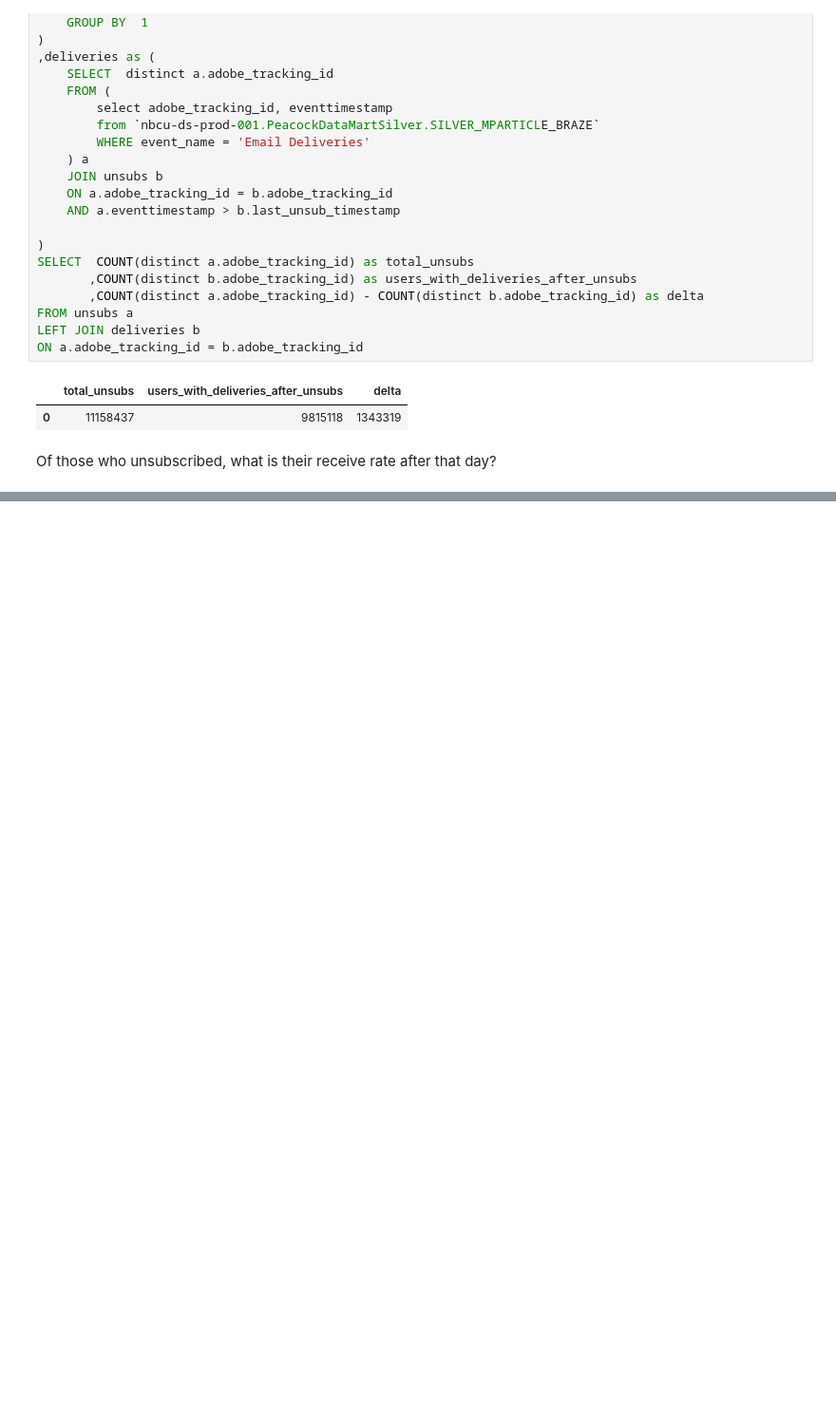
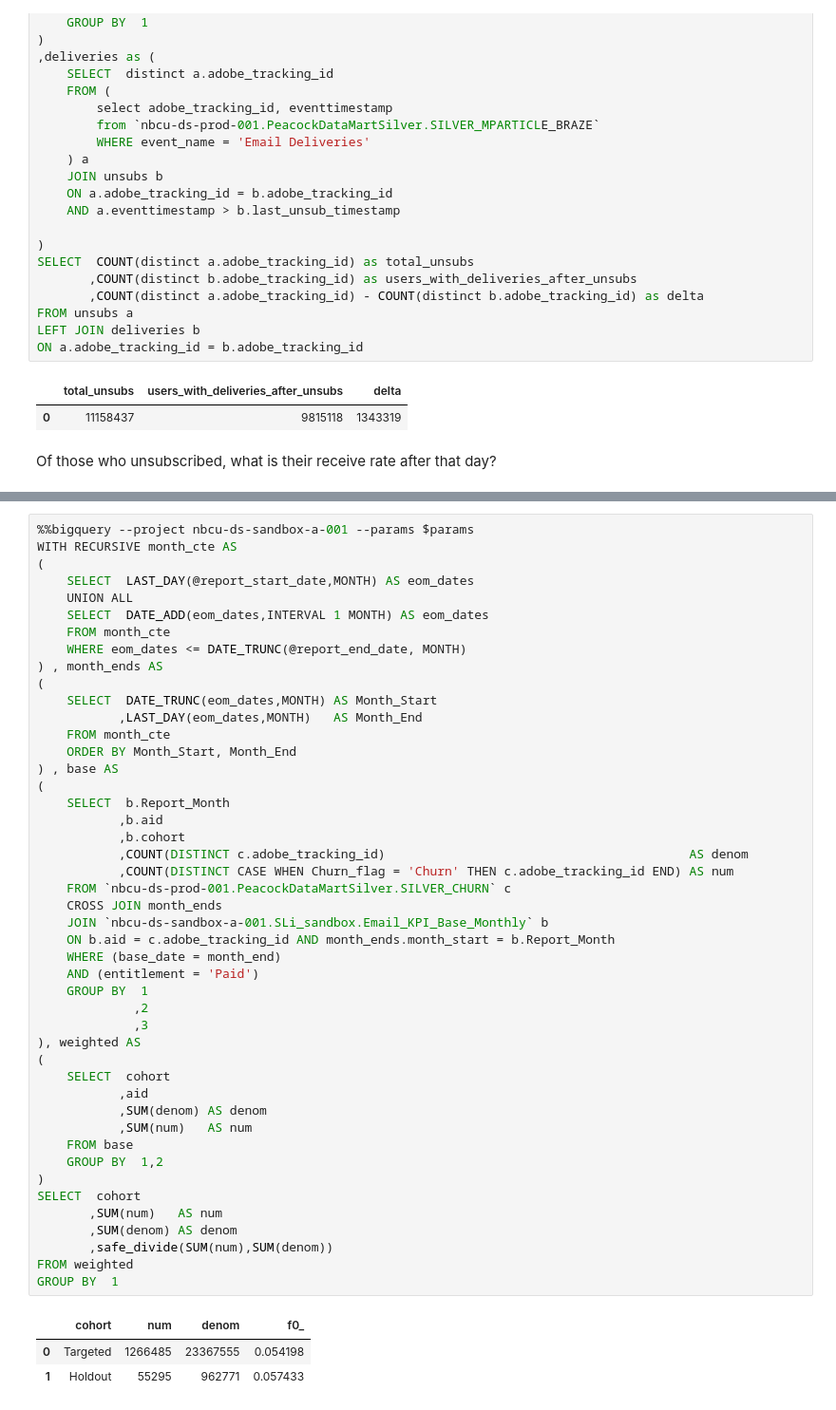
Before and after one commit to sandersli-nbc/CRM-Dashboard, a Jupyter notebook: test.ipynb, the cells around one changed output, grey strips where cells are left out. Shown: that part at 95% size. Drawn from its saved outputs; the diff is of its cells as text; blank space fills up the shorter version.

```diff
--- a/test.ipynb
+++ b/test.ipynb
@@ -1178,0 +1291,50 @@ Of those who unsubscribed, what is their receive rate after that day?
+# %%
+%%bigquery --project nbcu-ds-sandbox-a-001 --params $params
+WITH RECURSIVE month_cte AS
+(
+	SELECT  LAST_DAY(@report_start_date,MONTH) AS eom_dates
+	UNION ALL
+	SELECT  DATE_ADD(eom_dates,INTERVAL 1 MONTH) AS eom_dates
+	FROM month_cte
+	WHERE eom_dates <= DATE_TRUNC(@report_end_date, MONTH)
+) , month_ends AS
+(
+	SELECT  DATE_TRUNC(eom_dates,MONTH) AS Month_Start
+	       ,LAST_DAY(eom_dates,MONTH)   AS Month_End
+	FROM month_cte
+	ORDER BY Month_Start, Month_End
+) , base AS
+(
+	SELECT  b.Report_Month
+	       ,b.aid
+	       ,b.cohort
+	       ,COUNT(DISTINCT c.adobe_tracking_id)                                         AS denom
+	       ,COUNT(DISTINCT CASE WHEN Churn_flag = 'Churn' THEN c.adobe_tracking_id END) AS num
+	FROM `nbcu-ds-prod-001.PeacockDataMartSilver.SILVER_CHURN` c
+	CROSS JOIN month_ends
+	JOIN `nbcu-ds-sandbox-a-001.SLi_sandbox.Email_KPI_Base_Monthly` b
+	ON b.aid = c.adobe_tracking_id AND month_ends.month_start = b.Report_Month
+	WHERE (base_date = month_end)
+	AND (entitlement = 'Paid')
+	GROUP BY  1
+	         ,2
+	         ,3
+), weighted AS
+(
+	SELECT  cohort
+	       ,aid
+	       ,SUM(denom) AS denom
+	       ,SUM(num)   AS num
+	FROM base
+	GROUP BY  1,2
+)
+SELECT  cohort
+       ,SUM(num)   AS num
+       ,SUM(denom) AS denom
+       ,safe_divide(SUM(num),SUM(denom))
+FROM weighted
+GROUP BY  1
+# %% [output]
+|  | cohort | num | denom | f0_ |
+| 0 | Targeted | 1266485 | 23367555 | 0.054198 |
+| 1 | Holdout | 55295 | 962771 | 0.057433 |
```
Also changed, not shown: parts of 26 cells of this notebook, 27 other files.
